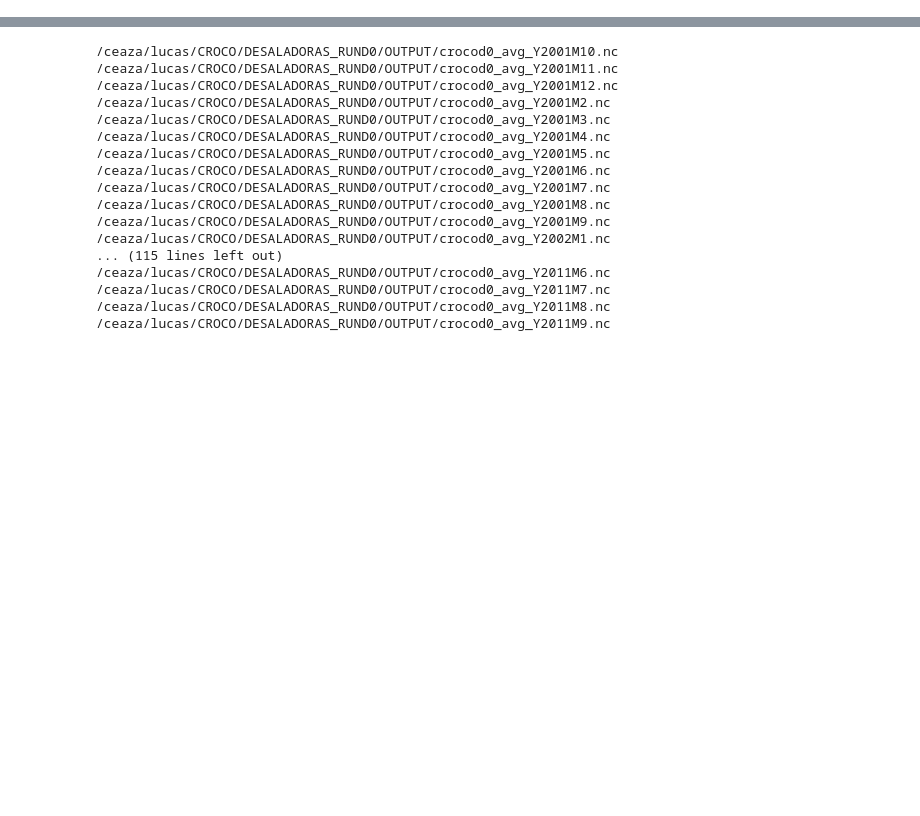
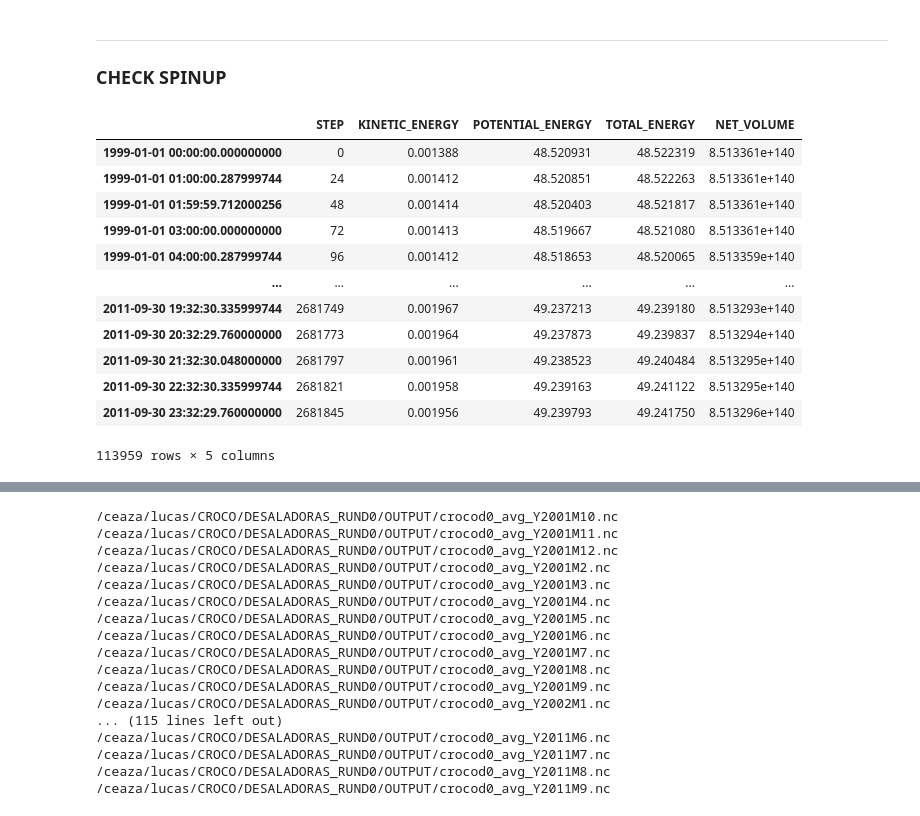
Before and after one commit to lucasglasner/CROCOSIMS, a Jupyter notebook: SIMSEQUIA/exploration_rund0control.ipynb, the cells around one changed output, grey strips where cells are left out. Drawn from its saved outputs; the diff is of its cells as text; code cells hidden in the pictures; blank space fills up the shorter version.

Commit message:
spinup period evaluation for rund0 and rund1

```diff
--- a/SIMSEQUIA/exploration_rund0control.ipynb
+++ b/SIMSEQUIA/exploration_rund0control.ipynb
@@ -102,0 +17,21 @@ def rhopoints_depths(h, zeta, s_rho, Cs_r, hc, vtransform=2):
+# %% [markdown]
+---
+### CHECK SPINUP
+# %%
+status = pd.read_csv('data/crocod0_status.out', index_col=1, sep=' ')[::24]
+status.index = [pd.Timedelta(days=d)+pd.to_datetime('1949-12-31') for d in status.index]
+status
+# %% [output]
+|  | STEP | KINETIC_ENERGY | POTENTIAL_ENERGY | TOTAL_ENERGY | NET_VOLUME |
+| 1999-01-01 00:00:00.000000000 | 0 | 0.001388 | 48.520931 | 48.522319 | 8.513361e+140 |
+| 1999-01-01 01:00:00.287999744 | 24 | 0.001412 | 48.520851 | 48.522263 | 8.513361e+140 |
+| 1999-01-01 01:59:59.712000256 | 48 | 0.001414 | 48.520403 | 48.521817 | 8.513361e+140 |
+| 1999-01-01 03:00:00.000000000 | 72 | 0.001413 | 48.519667 | 48.521080 | 8.513361e+140 |
+| 1999-01-01 04:00:00.287999744 | 96 | 0.001412 | 48.518653 | 48.520065 | 8.513359e+140 |
+| ... | ... | ... | ... | ... | ... |
+| 2011-09-30 19:32:30.335999744 | 2681749 | 0.001967 | 49.237213 | 49.239180 | 8.513293e+140 |
+| 2011-09-30 20:32:29.760000000 | 2681773 | 0.001964 | 49.237873 | 49.239837 | 8.513294e+140 |
+| 2011-09-30 21:32:30.048000000 | 2681797 | 0.001961 | 49.238523 | 49.240484 | 8.513295e+140 |
+| 2011-09-30 22:32:30.335999744 | 2681821 | 0.001958 | 49.239163 | 49.241122 | 8.513295e+140 |
+| 2011-09-30 23:32:29.760000000 | 2681845 | 0.001956 | 49.239793 | 49.241750 | 8.513296e+140 |
+113959 rows × 5 columns
```
Also changed, not shown: parts of 6 cells of this notebook, 3 other files.
